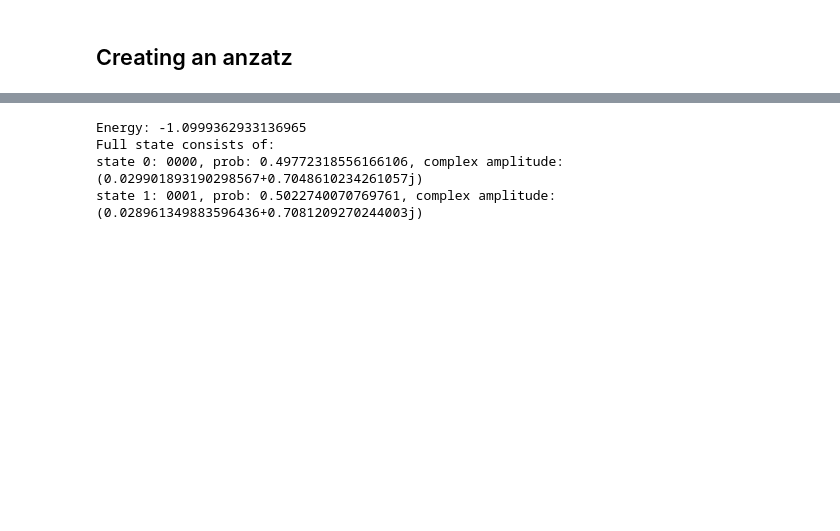
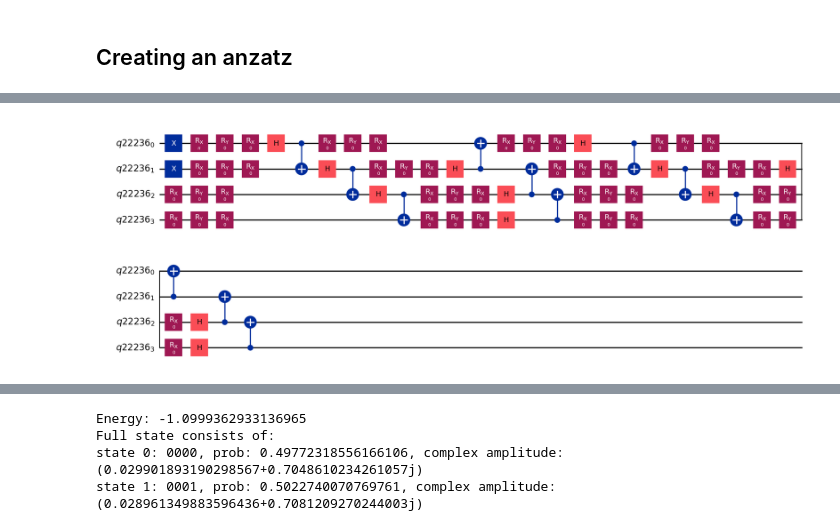
Before and after one commit to OlegUdalov/QC-qiskit-codes, a Jupyter notebook: VQE/Spinfull_fermions_sd_model.ipynb, the cells around one changed output, grey strips where cells are left out. Drawn from its saved outputs; the diff is of its cells as text; code cells hidden in the pictures; blank space fills up the shorter version.

```diff
--- a/VQE/Spinfull_fermions_sd_model.ipynb
+++ b/VQE/Spinfull_fermions_sd_model.ipynb
@@ -414,3 +465,82 @@ qc.draw('mpl')
+# %%
+nodes_number = 3
+# Anzatz assume only unentagled states.
+# Since we are trying to get the domain wall we fix the first and last spin states to opposite direcions
+def anzatz_qc(theta, nodes_number, el_num):
+    q_r = Q_R(nodes_number * 2)
+    v_qc = QuantumCircuit(q_r)
+    for i in range(el_num):
+        v_qc.x(i)
+    i_theta = 0
+    for i in range(0, nodes_number * 2):
+        v_qc.rx(theta[i_theta],i)
+        i_theta = i_theta + 1
+        v_qc.ry(theta[i_theta],i)
+        i_theta = i_theta + 1
+        v_qc.rx(theta[i_theta],i)
+        i_theta = i_theta + 1
+    #v_qc.x(bit_size-1)
+        #v_qc.x(bit_size-1)
+    for i in range(0, nodes_number * 2 - 1):
+        v_qc.h(i)
+        v_qc.cx(i, i + 1)
+
+
+    #v_qc.h(nodes_number * 2 - 1)
+    #v_qc.cx(nodes_number * 2 - 1, 0)
+
+    #v_qc.cz(bit_size - 1, 0)
+    for i in range(0, nodes_number * 2):
+        v_qc.rx(theta[i_theta],i)
+        i_theta = i_theta + 1
+        v_qc.ry(theta[i_theta],i)
+        i_theta = i_theta + 1
+        v_qc.rx(theta[i_theta],i)
+        i_theta = i_theta + 1
+
+    for i in range(0, nodes_number * 2 - 1):
+        v_qc.h(i+1)
+        v_qc.cx(i + 1, i)
+
+    for i in range(0, nodes_number * 2):
+        v_qc.rx(theta[i_theta],i)
+        i_theta = i_theta + 1
+        v_qc.ry(theta[i_theta],i)
+        i_theta = i_theta + 1
+        v_qc.rx(theta[i_theta],i)
+        i_theta = i_theta + 1
+    #v_qc.x(bit_size-1)
+        #v_qc.x(bit_size-1)
+    for i in range(0, nodes_number * 2 - 1):
+        v_qc.h(i)
+        v_qc.cx(i, i + 1)
+
+
+    #v_qc.h(nodes_number * 2 - 1)
+    #v_qc.cx(nodes_number * 2 - 1, 0)
+
+    #v_qc.cz(bit_size - 1, 0)
+    for i in range(0, nodes_number * 2):
+        v_qc.rx(theta[i_theta],i)
+        i_theta = i_theta + 1
+        v_qc.ry(theta[i_theta],i)
+        i_theta = i_theta + 1
+        v_qc.rx(theta[i_theta],i)
+        i_theta = i_theta + 1
+
+    for i in range(0, nodes_number * 2 - 1):
+        v_qc.h(i+1)
+        v_qc.cx(i + 1, i)
+    #v_qc.h(nodes_number * 2 - 1)
+    #v_qc.cx(nodes_number * 2 - 1, 0)
+
+    return v_qc
+
+theta = [math.pi, 0 , 0,     0, 0, 0,      0, 0, 0,      0, 0, 0,         0, 0 , 0,     0, 0, 0,      0, 0, 0,      0, 0, 0, math.pi, 0 , 0,     0, 0, 0,      0, 0, 0,      0, 0, 0,         0, 0 , 0,     0, 0, 0,      0, 0, 0,      0, 0, 0]
+qc = anzatz_qc(theta, 2,2)
+qc.draw('mpl')
+# %% [output]
+[figure, added]
 # %%
 # defining a cost function
 cost_history_dict = {
```
Also changed, not shown: parts of 10 cells of this notebook, 4 other files.
